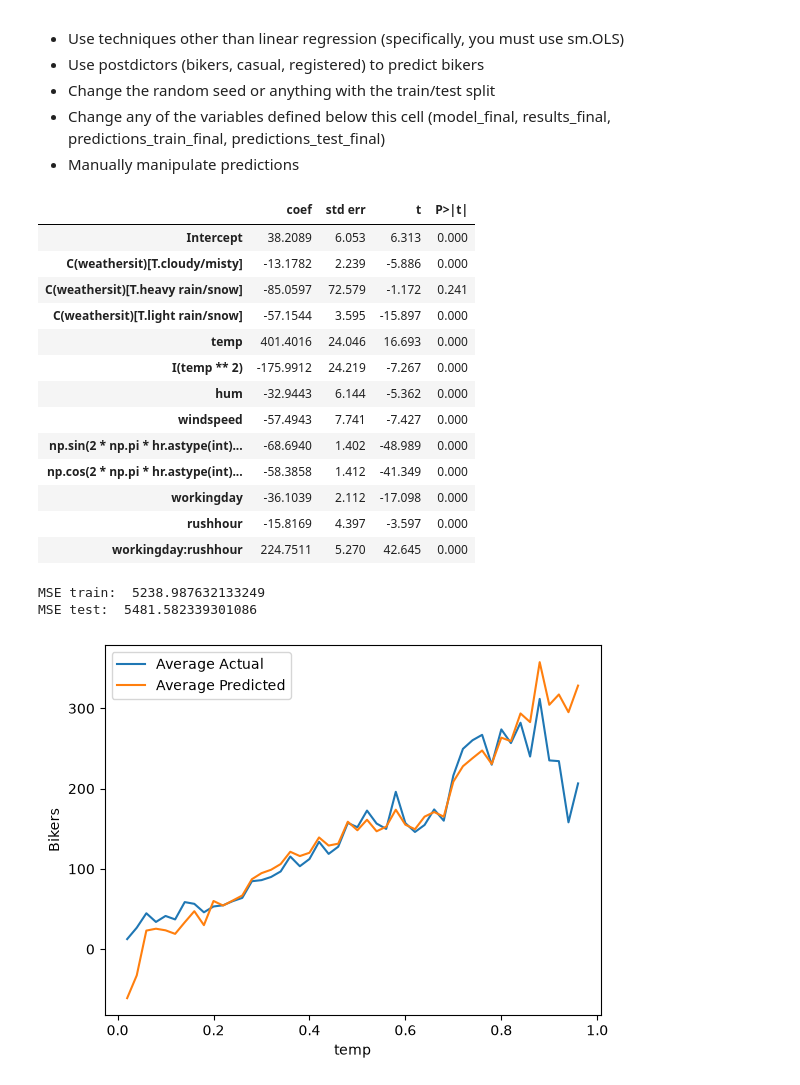
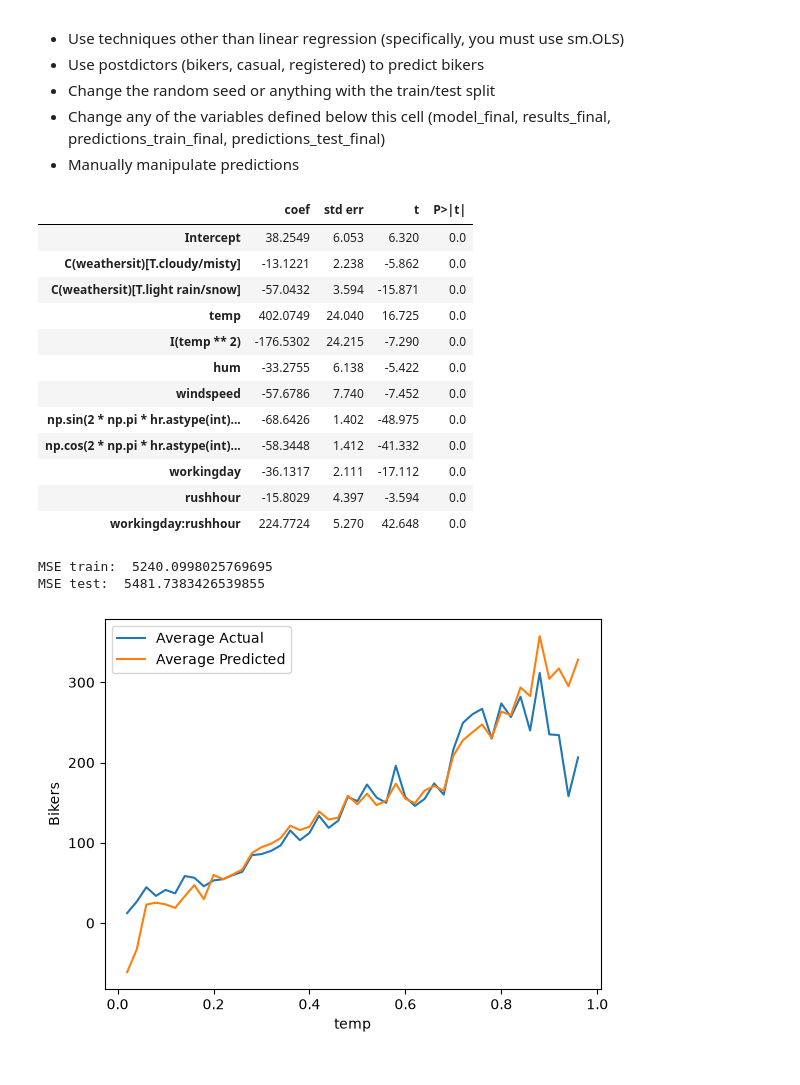
Before and after one commit to hmbirmingham/code_2600, a Jupyter notebook: mod05_nonlinear.ipynb, the cells around one changed output. Saved outputs shown, nothing was run; the diff lists cells and outputs as text; code cells hidden in the pictures.

```diff
--- a/mod05_nonlinear.ipynb
+++ b/mod05_nonlinear.ipynb
@@ -367,26 +369,29 @@ for col in X_train_patsy.columns:
     X_test[col] = X_test_patsy[col]
 # %%
 # Build your linear regression model here.
-vars_to_include = list(X_train_patsy.columns)
+# Variable selection: started from the full set of engineered features (spline, interaction,
+# categorical weathersit, polynomial temp, hum, windspeed) and dropped only the one term that
+# was not statistically significant on the training data: C(weathersit)[T.heavy rain/snow]
+# (p = 0.241, a rare category). Everything else kept below is significant at p < 0.001 on train.
+vars_to_include = [c for c in X_train_patsy.columns if c != 'C(weathersit)[T.heavy rain/snow]']
 
 model_final = sm.OLS(y_train, X_train[vars_to_include])
 results_final = model_final.fit()
 summarize(results_final)
 # %% [output]
 |  | coef | std err | t | P>|t| |
-| Intercept | 38.2089 | 6.053 | 6.313 | 0.000 |
-| C(weathersit)[T.cloudy/misty] | -13.1782 | 2.239 | -5.886 | 0.000 |
-| C(weathersit)[T.heavy rain/snow] | -85.0597 | 72.579 | -1.172 | 0.241 |
-| C(weathersit)[T.light rain/snow] | -57.1544 | 3.595 | -15.897 | 0.000 |
-| temp | 401.4016 | 24.046 | 16.693 | 0.000 |
-| I(temp ** 2) | -175.9912 | 24.219 | -7.267 | 0.000 |
-| hum | -32.9443 | 6.144 | -5.362 | 0.000 |
-| windspeed | -57.4943 | 7.741 | -7.427 | 0.000 |
-| np.sin(2 * np.pi * hr.astype(int)... | -68.6940 | 1.402 | -48.989 | 0.000 |
-| np.cos(2 * np.pi * hr.astype(int)... | -58.3858 | 1.412 | -41.349 | 0.000 |
-| workingday | -36.1039 | 2.112 | -17.098 | 0.000 |
-| rushhour | -15.8169 | 4.397 | -3.597 | 0.000 |
-| workingday:rushhour | 224.7511 | 5.270 | 42.645 | 0.000 |
+| Intercept | 38.2549 | 6.053 | 6.320 | 0.0 |
+| C(weathersit)[T.cloudy/misty] | -13.1221 | 2.238 | -5.862 | 0.0 |
+| C(weathersit)[T.light rain/snow] | -57.0432 | 3.594 | -15.871 | 0.0 |
+| temp | 402.0749 | 24.040 | 16.725 | 0.0 |
+| I(temp ** 2) | -176.5302 | 24.215 | -7.290 | 0.0 |
+| hum | -33.2755 | 6.138 | -5.422 | 0.0 |
+| windspeed | -57.6786 | 7.740 | -7.452 | 0.0 |
+| np.sin(2 * np.pi * hr.astype(int)... | -68.6426 | 1.402 | -48.975 | 0.0 |
+| np.cos(2 * np.pi * hr.astype(int)... | -58.3448 | 1.412 | -41.332 | 0.0 |
+| workingday | -36.1317 | 2.111 | -17.112 | 0.0 |
+| rushhour | -15.8029 | 4.397 | -3.594 | 0.0 |
+| workingday:rushhour | 224.7724 | 5.270 | 42.648 | 0.0 |
 # %%
 predictions_train_final = predict(X_train[vars_to_include], results_final)
 print('MSE train: ', mse(y_train, predictions_train_final))
@@ -394,8 +399,8 @@ print('MSE train: ', mse(y_train, predictions_train_final))
 predictions_test_final = predict(X_test[vars_to_include], results_final)
 print('MSE test: ', mse(y_test, predictions_test_final))
 # %% [output]
-MSE train:  5238.987632133249
-MSE test:  5481.582339301086
+MSE train:  5240.0998025769695
+MSE test:  5481.7383426539855
 # %%
 plot_avg_actual_vs_predicted_by_feature(X=X_train,
                                         y=y_train,
```
Also changed, not shown: parts of 1 cell of this notebook.
